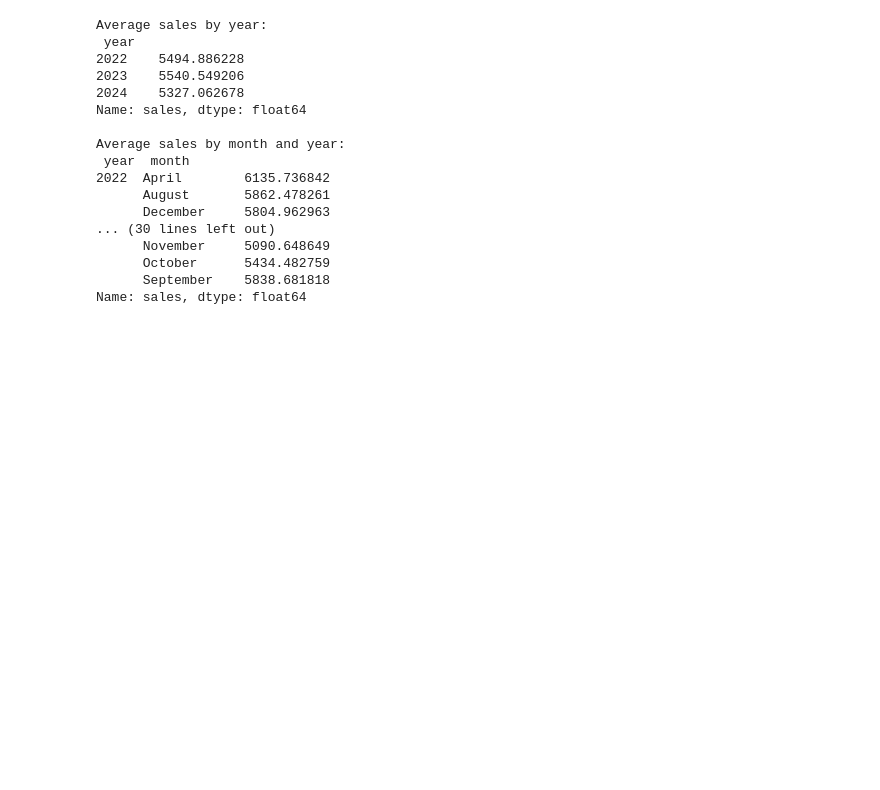
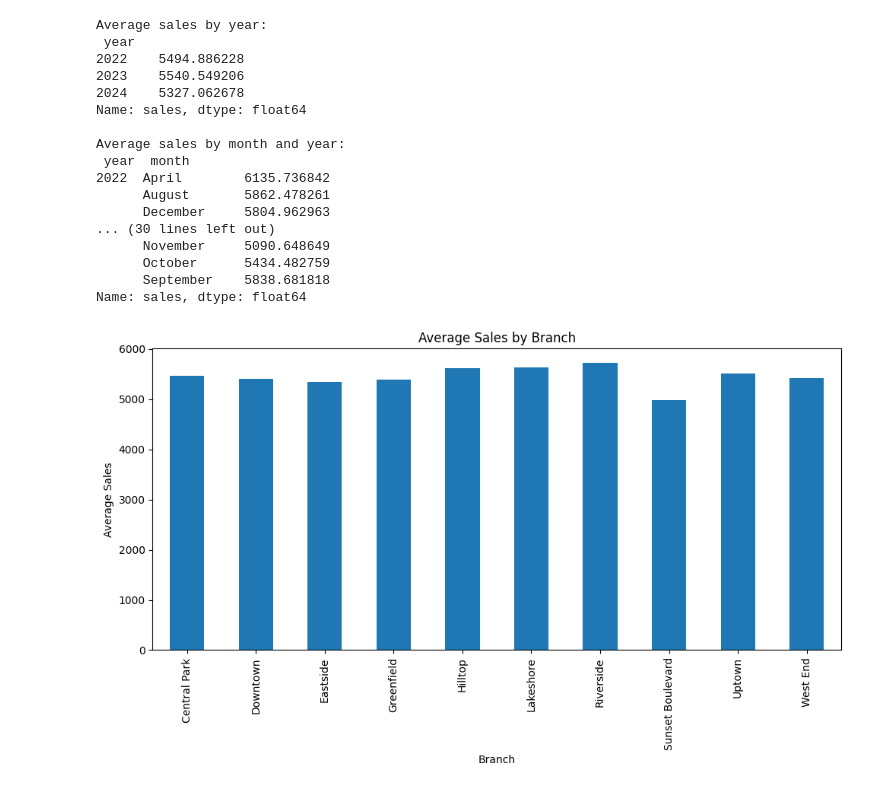
Before and after one commit to vinodh1988/python-data-analytics, a Jupyter notebook: sales.ipynb, the cells around one changed output. Cells and saved outputs as stored; diff of their text form; code cells hidden in the pictures; blank space fills up the shorter version.

```diff
--- a/sales.ipynb
+++ b/sales.ipynb
@@ -69,3 +69,14 @@ Average sales by month and year:
       October      5434.482759
       September    5838.681818
 Name: sales, dtype: float64
+# %%
+import matplotlib.pyplot as plt
+
+avg_sales_branch.plot(kind='bar', figsize=(10,6))
+plt.title('Average Sales by Branch')
+plt.xlabel('Branch')
+plt.ylabel('Average Sales')
+plt.tight_layout()
+plt.show()
+# %% [output]
+[figure, added]
```
